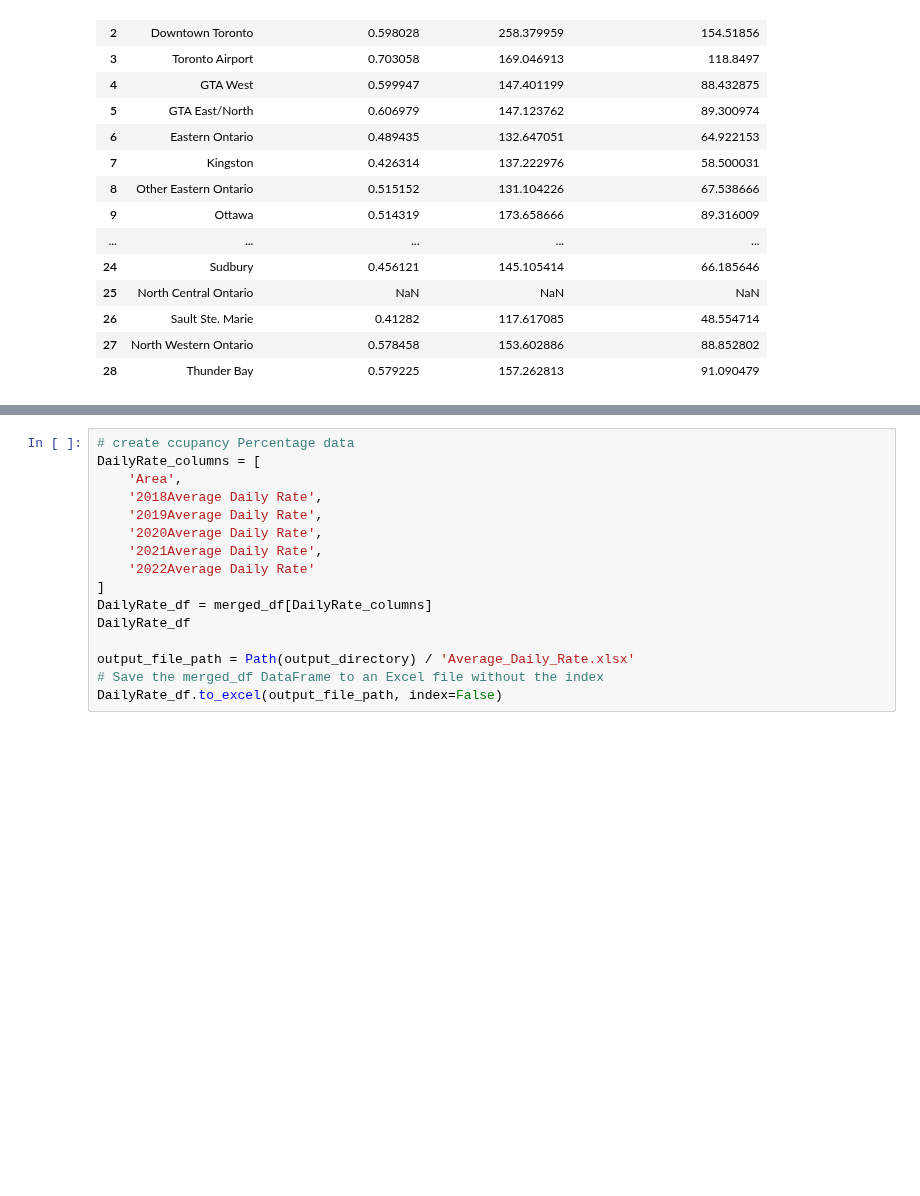
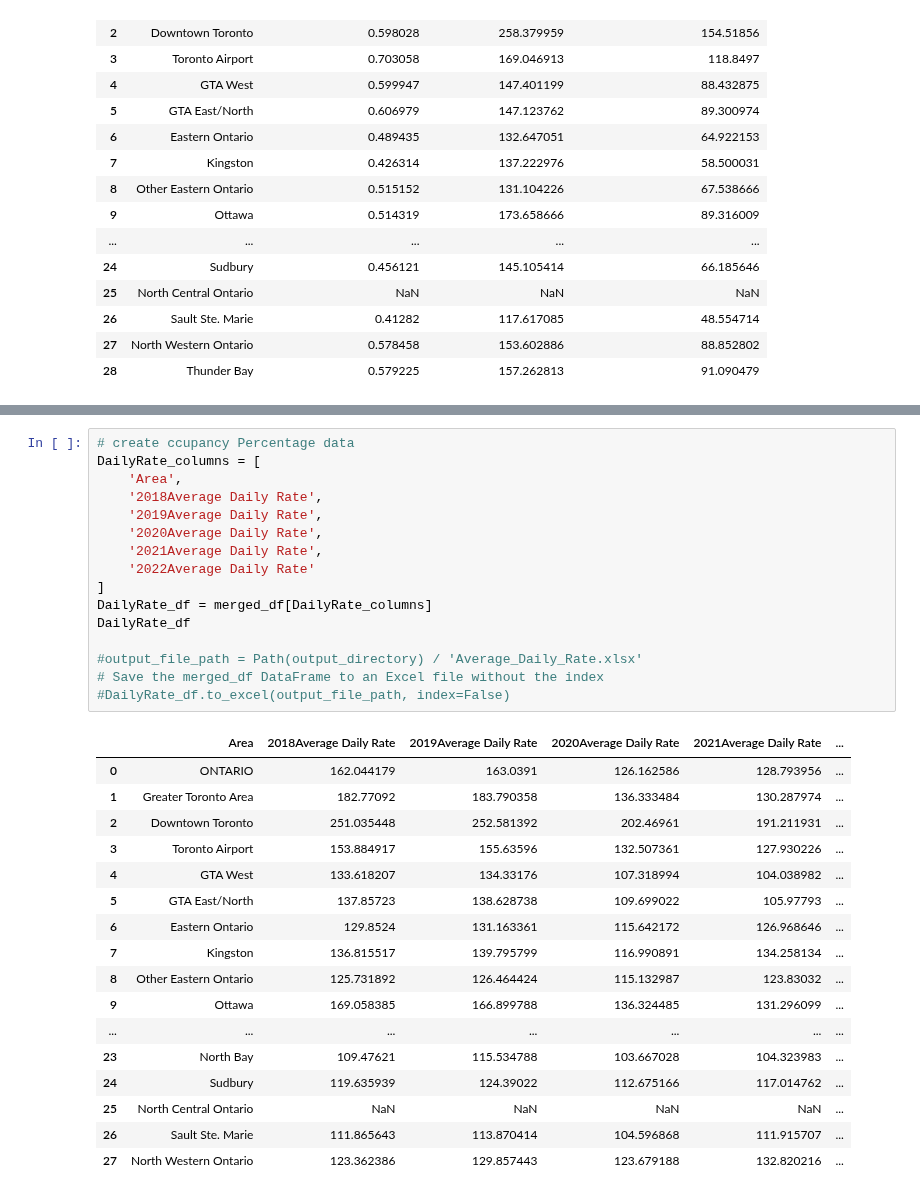
Before and after one commit to AleMori22/Project_1_repo, a Jupyter notebook: Hotel_data_12112023.ipynb, the cells around one changed output, grey strips where cells are left out. Drawn from its saved outputs; the diff is of its cells as text; blank space fills up the shorter version.

```diff
--- a/Hotel_data_12112023.ipynb
+++ b/Hotel_data_12112023.ipynb
@@ -132,19 +150,37 @@ occupancy_df.to_excel(output_file_path, index=False)
 # %%
 # create ccupancy Percentage data
 DailyRate_columns = [
     'Area',
     '2018Average Daily Rate',
     '2019Average Daily Rate',
     '2020Average Daily Rate',
     '2021Average Daily Rate',
     '2022Average Daily Rate'
 ]
 DailyRate_df = merged_df[DailyRate_columns]
 DailyRate_df
 
-output_file_path = Path(output_directory) / 'Average_Daily_Rate.xlsx'
+#output_file_path = Path(output_directory) / 'Average_Daily_Rate.xlsx'
 # Save the merged_df DataFrame to an Excel file without the index
-DailyRate_df.to_excel(output_file_path, index=False)
+#DailyRate_df.to_excel(output_file_path, index=False)
+# %% [output]
+|  | Area | 2018Average Daily Rate | 2019Average Daily Rate | 2020Average Daily Rate | 2021Average Daily Rate | ... |
+| 0 | ONTARIO | 162.044179 | 163.0391 | 126.162586 | 128.793956 | ... |
+| 1 | Greater Toronto Area | 182.77092 | 183.790358 | 136.333484 | 130.287974 | ... |
+| 2 | Downtown Toronto | 251.035448 | 252.581392 | 202.46961 | 191.211931 | ... |
+| 3 | Toronto Airport | 153.884917 | 155.63596 | 132.507361 | 127.930226 | ... |
+| 4 | GTA West | 133.618207 | 134.33176 | 107.318994 | 104.038982 | ... |
+| 5 | GTA East/North | 137.85723 | 138.628738 | 109.699022 | 105.97793 | ... |
+| 6 | Eastern Ontario | 129.8524 | 131.163361 | 115.642172 | 126.968646 | ... |
+| 7 | Kingston | 136.815517 | 139.795799 | 116.990891 | 134.258134 | ... |
+| 8 | Other Eastern Ontario | 125.731892 | 126.464424 | 115.132987 | 123.83032 | ... |
+| 9 | Ottawa | 169.058385 | 166.899788 | 136.324485 | 131.296099 | ... |
+| ... | ... | ... | ... | ... | ... | ... |
+| 23 | North Bay | 109.47621 | 115.534788 | 103.667028 | 104.323983 | ... |
+| 24 | Sudbury | 119.635939 | 124.39022 | 112.675166 | 117.014762 | ... |
+| 25 | North Central Ontario | NaN | NaN | NaN | NaN | ... |
+| 26 | Sault Ste. Marie | 111.865643 | 113.870414 | 104.596868 | 111.915707 | ... |
+| 27 | North Western Ontario | 123.362386 | 129.857443 | 123.679188 | 132.820216 | ... |
 # %%
 # create ccupancy Percentage data
 Revenue_columns = [
```
Also changed, not shown: parts of 12 cells of this notebook.
